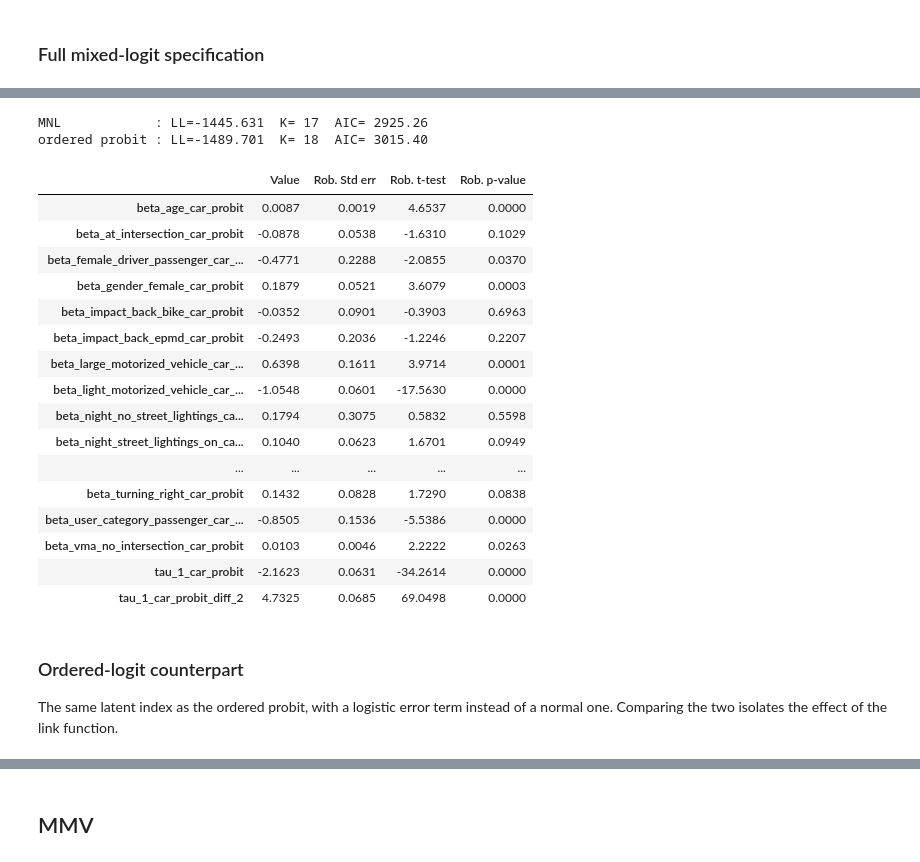
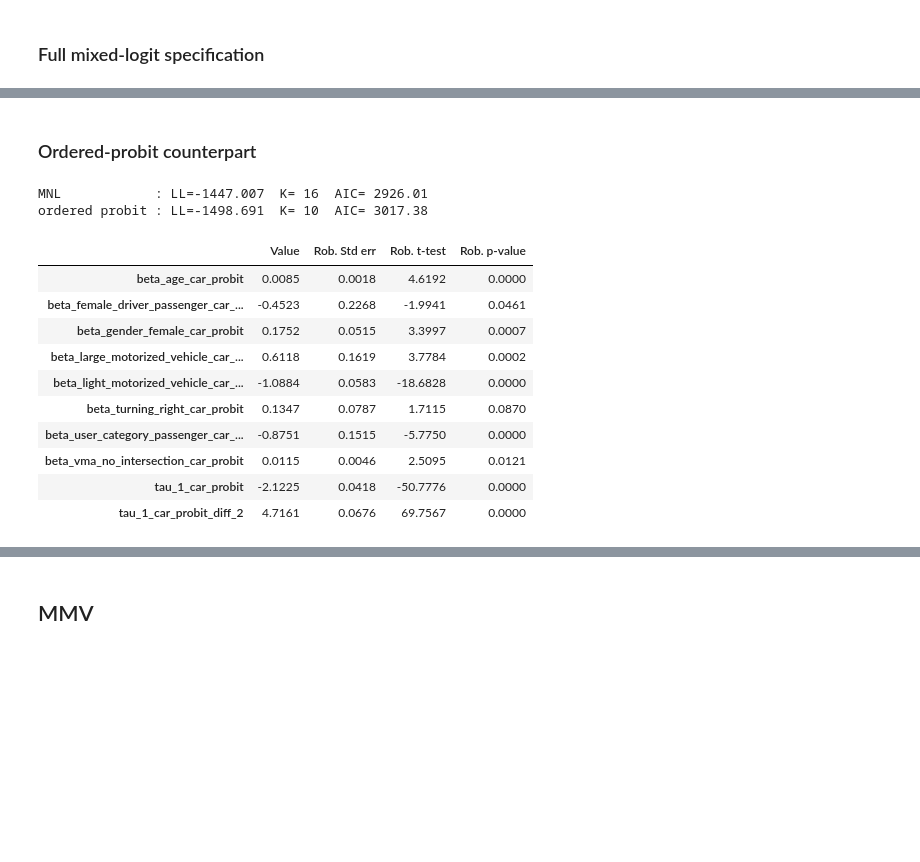
Before and after one commit to martin1207/modeling-mmv-severity, a Jupyter notebook: modeling_development.ipynb, the cells around one changed output, grey strips where cells are left out. Saved outputs shown, nothing was run; the diff lists cells and outputs as text; code cells hidden in the pictures; blank space fills up the shorter version.

```diff
--- a/modeling_development.ipynb
+++ b/modeling_development.ipynb
@@ -79,17 +74,14 @@ df_non_dummies['age_opposite_mean'] = df_non_dummies['age_opposite_mean'].fillna
 df_non_dummies = df_non_dummies.reset_index(drop=True)
 # %%
 ## First model
-df_carcrashes=df_non_dummies.loc[(df_non_dummies['vehicle_type_2_Cars']==1) | (df_non_dummies['vehicle_type_2_Large motorized vehicle'] ==1) | (df_non_dummies['vehicle_type_2_Light motorized vehicle']==1) ]
-df_carcrashes=df_carcrashes.loc[df_carcrashes['catu'].isin([1,2])]
-database_carcrashes = db.Database('database_carcrashes', df_carcrashes)
+df_motorized_vehicles=df_non_dummies.loc[(df_non_dummies['vehicle_type_2_Cars']==1) | (df_non_dummies['vehicle_type_2_Large motorized vehicle'] ==1) | (df_non_dummies['vehicle_type_2_Light motorized vehicle']==1) ]
+df_motorized_vehicles=df_motorized_vehicles.loc[df_motorized_vehicles['catu'].isin([1,2])]
+database_motorized_vehicles = db.Database('database_motorized_vehicles', df_motorized_vehicles)
 
 ## Second model
 df_mmv=df_non_dummies.loc[(df_non_dummies['vehicle_type_2_Micromobility vehicle']==1) ]
 df_mmv=df_mmv.loc[df_mmv['catu'].isin([1,2])]
-# L'unique observation mortelle est CONSERVEE : le modele regroupe deces et
-# blessure via `harmed`, donc un deces isole n'a plus besoin d'etre identifie
-# separement. La supprimer ferait aussi diverger cet echantillon de celui des
-# statistiques descriptives, qui le conservent.
+
 df_mmv = df_mmv.copy()  # age du tiers manquant : conserve, via age_opposite_missing
 
 database_mmv= db.Database('database_mmv',df_mmv)
@@ -503,70 +334,61 @@ No constant enters the index: the threshold plays that role.
+# %% [markdown]
+### Ordered-probit counterpart
 # %%
 # --- Car crashes: ordered-probit counterpart of the MNL above -----------------
 
 car_index_terms = {
     'gender_female': gender_female,
     'age': age,
     'user_category_passenger': user_category_passenger,
-    'impact_back_bike': point_of_impact_back * (vehicle_bike + vehicle_e_bike),
-    'impact_back_epmd': point_of_impact_back * vehicle_e_pmd,
+   # 'impact_back_bike': point_of_impact_back * (vehicle_bike + vehicle_e_bike),
+   # 'impact_back_epmd': point_of_impact_back * vehicle_e_pmd,
     'light_motorized_vehicle': vehicle_type_2_light_motorized_vehicle,
     'large_motorized_vehicle': vehicle_type_2_large_motorized_vehicle,
-    'overtaking': maneuver_2_overtaking,
-    'no_change_of_direction_bike': maneuver_without_change_of_direction * vehicle_bike,
+#    'overtaking': maneuver_2_overtaking,
+#    'no_change_of_direction_bike': maneuver_without_change_of_direction * vehicle_bike,
     'female_driver_passenger': user_category_passenger * gender_driver_female,
-    'at_intersection': (intersection_no_intersection == 0),
+#    'at_intersection': (intersection_no_intersection == 0),
     'vma_no_intersection': vma * intersection_no_intersection,
-    'night_street_lightings_on': lighting_conditions_night_with_street_lightings_on,
-    'night_no_street_lightings': lighting_conditions_night_without_street_lightings,
+   # 'night_street_lightings_on': lighting_conditions_night_with_street_lightings_on,
+#    'night_no_street_lightings': lighting_conditions_night_without_street_lightings,
     'turning_right': maneuver_2_turning_right,
-    'on_cycle_facility': accident_location_on_cycle_facility,
+#    'on_cycle_facility': accident_location_on_cycle_facility,
 }
 
 index_car = None
 for name, term in car_index_terms.items():
     contribution = Beta(f'beta_{name}_car_probit', 0, None, None, 0) * term
     index_car = contribution if index_car is None else index_car + contribution
 
-model_name = 'ordered_probit_carcrashes'
+model_name = 'ordered_probit_motorized_vehicles'
 the_proba = ordered_probit(
     continuous_value=index_car,
     list_of_discrete_values=[1, 2, 3],
     tau_parameter=Beta('tau_1_car_probit', 1, None, None, 0),
 )
 logprob = log(Elem(the_proba, severity))
-model_car_probit = bio.BIOGEME(database_carcrashes, logprob)
+model_car_probit = bio.BIOGEME(database_motorized_vehicles, logprob)
 model_car_probit.modelName = model_name
-results_car_probit = estimate_in('carcrashes', model_car_probit)
+results_car_probit = estimate_in('motorized_vehicles', model_car_probit)
 
-print(f'MNL            : LL={results_ml_carcrashes.data.logLike:9.3f}  '
-      f'K={results_ml_carcrashes.data.nparam:3d}  '
-      f'AIC={results_ml_carcrashes.data.akaike:8.2f}')
+print(f'MNL            : LL={results_ml_motorized_vehicles.data.logLike:9.3f}  '
+      f'K={results_ml_motorized_vehicles.data.nparam:3d}  '
+      f'AIC={results_ml_motorized_vehicles.data.akaike:8.2f}')
 print(f'ordered probit : LL={results_car_probit.data.logLike:9.3f}  '
       f'K={results_car_probit.data.nparam:3d}  '
       f'AIC={results_car_probit.data.akaike:8.2f}')
 results_car_probit.get_estimated_parameters().round(4)
 # %% [output]
-MNL            : LL=-1445.631  K= 17  AIC= 2925.26
-ordered probit : LL=-1489.701  K= 18  AIC= 3015.40
+MNL            : LL=-1447.007  K= 16  AIC= 2926.01
+ordered probit : LL=-1498.691  K= 10  AIC= 3017.38
 |  | Value | Rob. Std err | Rob. t-test | Rob. p-value |
-| beta_age_car_probit | 0.0087 | 0.0019 | 4.6537 | 0.0000 |
-| beta_at_intersection_car_probit | -0.0878 | 0.0538 | -1.6310 | 0.1029 |
-| beta_female_driver_passenger_car_... | -0.4771 | 0.2288 | -2.0855 | 0.0370 |
-| beta_gender_female_car_probit | 0.1879 | 0.0521 | 3.6079 | 0.0003 |
-| beta_impact_back_bike_car_probit | -0.0352 | 0.0901 | -0.3903 | 0.6963 |
-| beta_impact_back_epmd_car_probit | -0.2493 | 0.2036 | -1.2246 | 0.2207 |
-| beta_large_motorized_vehicle_car_... | 0.6398 | 0.1611 | 3.9714 | 0.0001 |
-| beta_light_motorized_vehicle_car_... | -1.0548 | 0.0601 | -17.5630 | 0.0000 |
-| beta_night_no_street_lightings_ca... | 0.1794 | 0.3075 | 0.5832 | 0.5598 |
-| beta_night_street_lightings_on_ca... | 0.1040 | 0.0623 | 1.6701 | 0.0949 |
-| ... | ... | ... | ... | ... |
-| beta_turning_right_car_probit | 0.1432 | 0.0828 | 1.7290 | 0.0838 |
-| beta_user_category_passenger_car_... | -0.8505 | 0.1536 | -5.5386 | 0.0000 |
-| beta_vma_no_intersection_car_probit | 0.0103 | 0.0046 | 2.2222 | 0.0263 |
-| tau_1_car_probit | -2.1623 | 0.0631 | -34.2614 | 0.0000 |
-| tau_1_car_probit_diff_2 | 4.7325 | 0.0685 | 69.0498 | 0.0000 |
+| beta_age_car_probit | 0.0085 | 0.0018 | 4.6192 | 0.0000 |
+| beta_female_driver_passenger_car_... | -0.4523 | 0.2268 | -1.9941 | 0.0461 |
+| beta_gender_female_car_probit | 0.1752 | 0.0515 | 3.3997 | 0.0007 |
+| beta_large_motorized_vehicle_car_... | 0.6118 | 0.1619 | 3.7784 | 0.0002 |
+| beta_light_motorized_vehicle_car_... | -1.0884 | 0.0583 | -18.6828 | 0.0000 |
+| beta_turning_right_car_probit | 0.1347 | 0.0787 | 1.7115 | 0.0870 |
+| beta_user_category_passenger_car_... | -0.8751 | 0.1515 | -5.7750 | 0.0000 |
+| beta_vma_no_intersection_car_probit | 0.0115 | 0.0046 | 2.5095 | 0.0121 |
+| tau_1_car_probit | -2.1225 | 0.0418 | -50.7776 | 0.0000 |
+| tau_1_car_probit_diff_2 | 4.7161 | 0.0676 | 69.7567 | 0.0000 |
-# %% [markdown]
-### Ordered-logit counterpart
-
-The same latent index as the ordered probit, with a logistic error term instead
-of a normal one. Comparing the two isolates the effect of the link function.
```
Also changed, not shown: parts of 48 cells of this notebook, 2 other files.
